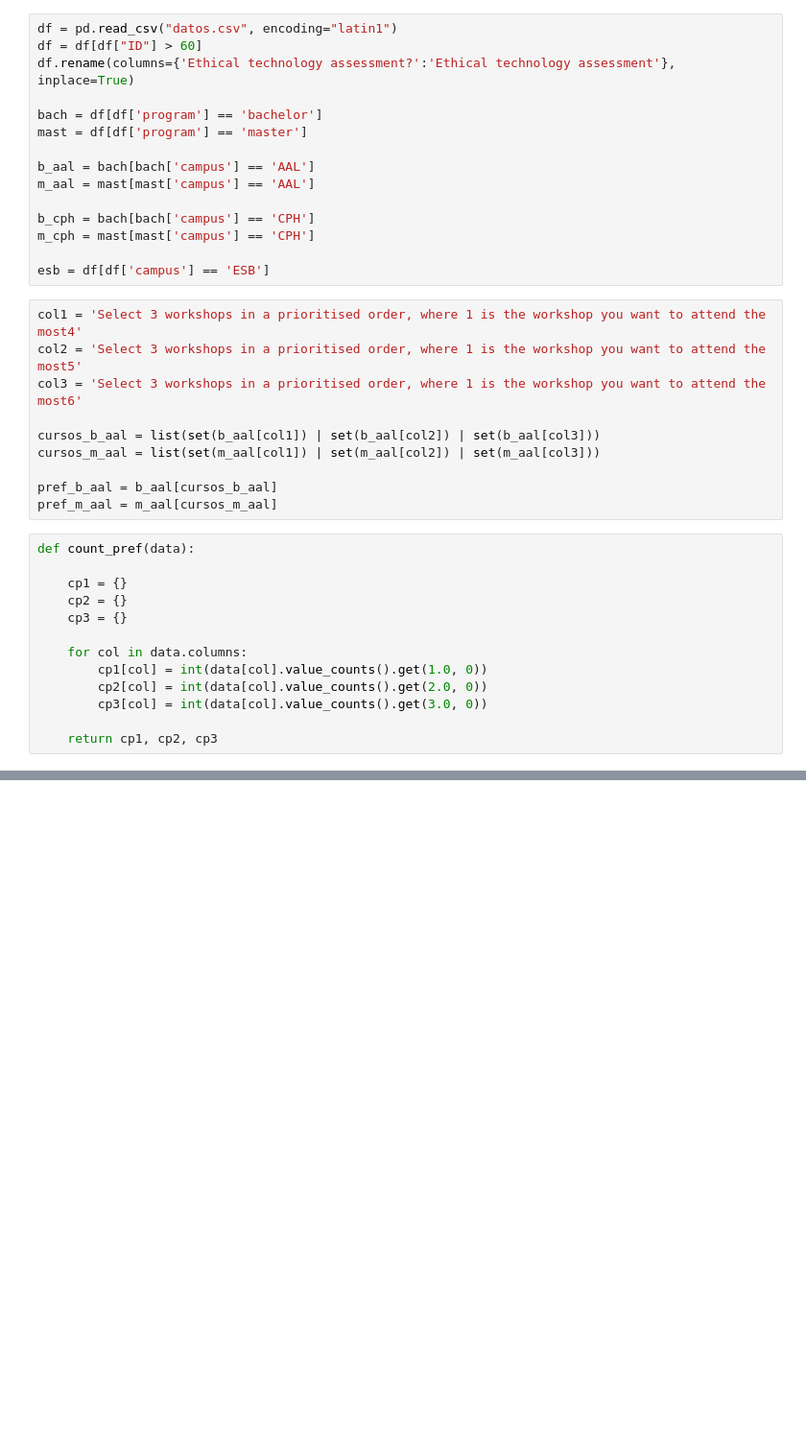
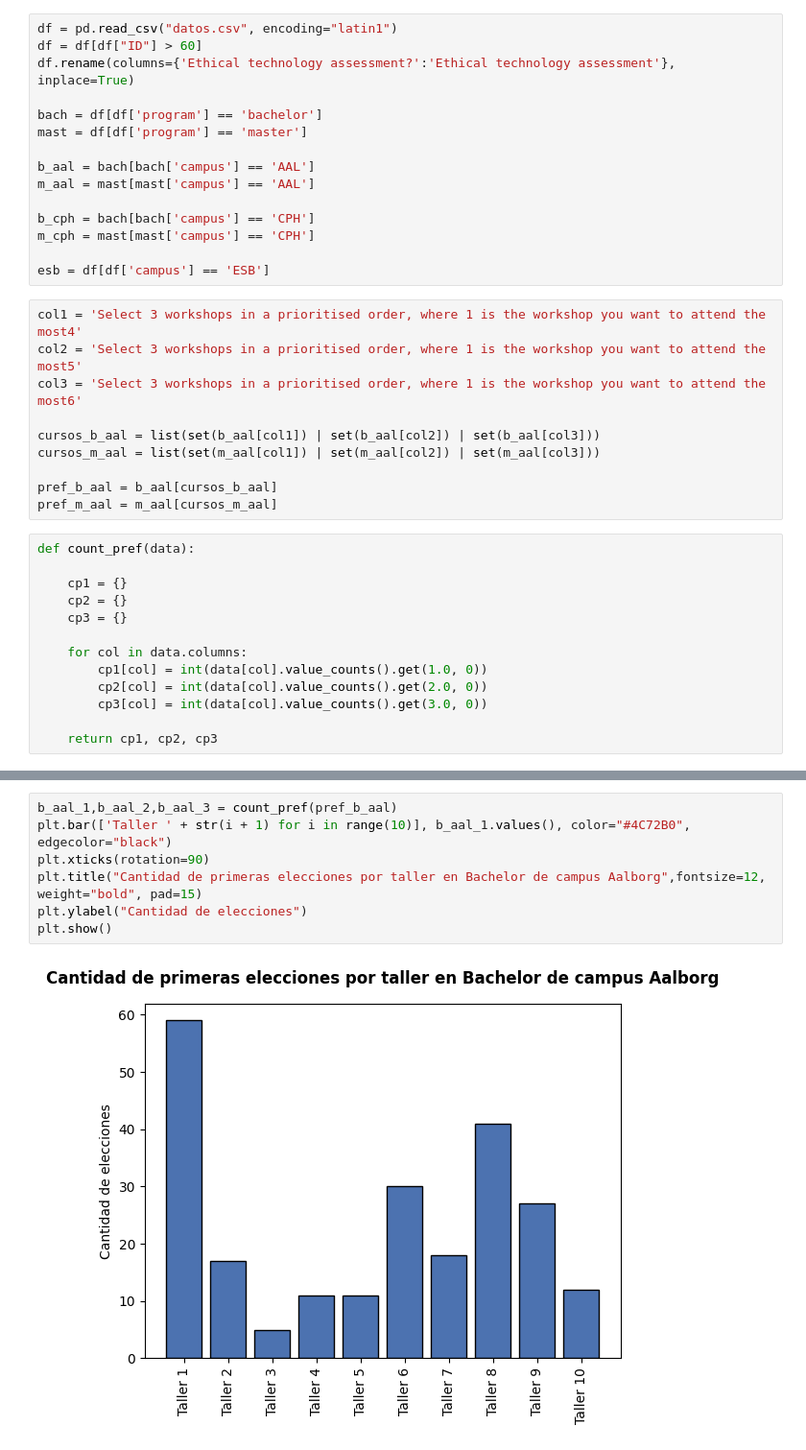
Before and after one commit to gato1108/Capstone-Aalborg-2025, a Jupyter notebook: Primera Lectura de Datos/lectura_preliminar_de_datos.ipynb, the cells around one changed output, grey strips where cells are left out. Shown at 96% size. Saved outputs shown, nothing was run; the diff lists cells and outputs as text; blank space fills up the shorter version.

```diff
--- a/Primera Lectura de Datos/lectura_preliminar_de_datos.ipynb
+++ b/Primera Lectura de Datos/lectura_preliminar_de_datos.ipynb
@@ -50,3 +52,12 @@ plt.show()
+# %%
+b_aal_1,b_aal_2,b_aal_3 = count_pref(pref_b_aal)
+plt.bar(['Taller ' + str(i + 1) for i in range(10)], b_aal_1.values(), color="#4C72B0", edgecolor="black")
+plt.xticks(rotation=90)
+plt.title("Cantidad de primeras elecciones por taller en Bachelor de campus Aalborg",fontsize=12, weight="bold", pad=15)
+plt.ylabel("Cantidad de elecciones")
+plt.show()
+# %% [output]
+[figure, added]
 # %%
 dicts = [m_aal_1, m_aal_2, m_aal_3]
 titles = ["Elección 1 Magister AAl", "Elección 2 Magister AAl", "Elección 3 Magister AAl"]
```
Also changed, not shown: parts of 7 cells of this notebook.
